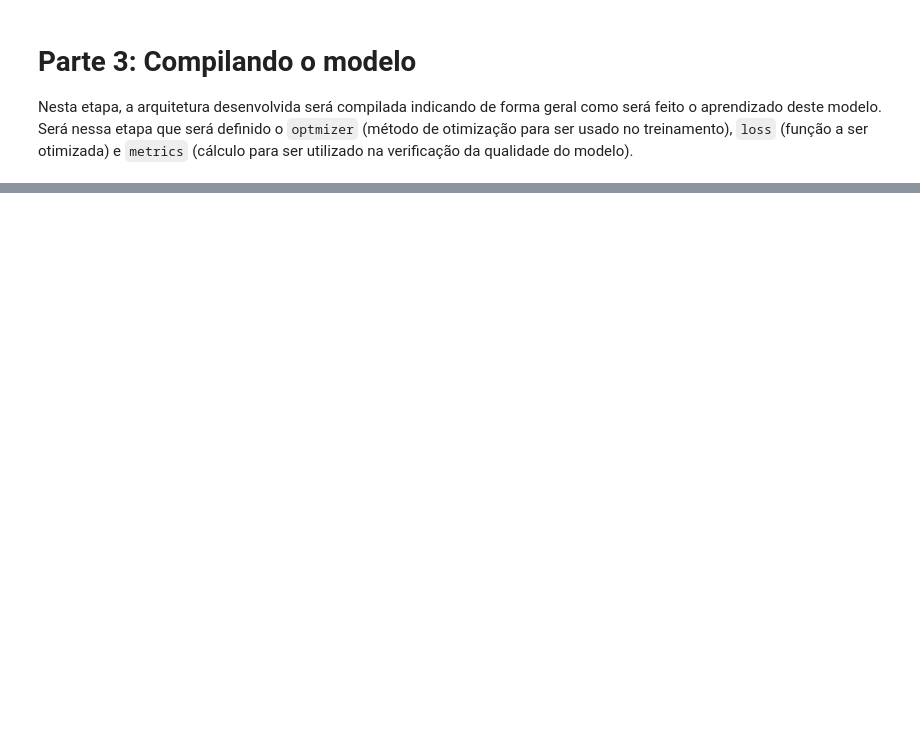
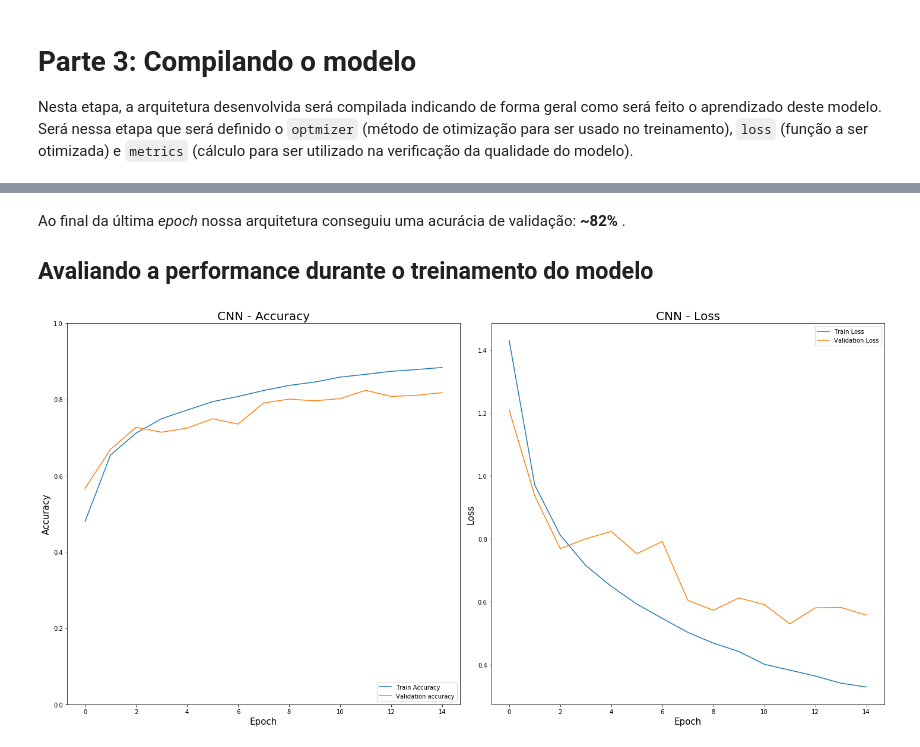
Before and after one commit to KaikeWesleyReis/praticas-deep-learning, a Jupyter notebook: CNN_cifar/CNN_CIFAR.ipynb, the cells around one changed output, grey strips where cells are left out. Saved outputs shown, nothing was run; the diff lists cells and outputs as text; code cells hidden in the pictures; blank space fills up the shorter version.

Commit message:
melhoria do modelo CNN, add keras tuner, remover requirements

```diff
--- a/CNN_cifar/CNN_CIFAR.ipynb
+++ b/CNN_cifar/CNN_CIFAR.ipynb
@@ -234,13 +195,9 @@ O modelo de DNN é dado por apenas um camada totalmente conectada a saída.
 # Flatten N-D Vetor em 1-D Vetor
 cnn.add(layers.Flatten())
 # Primeira camada para DNN
-cnn.add(layers.Dense(units = 128,
-                     activation='relu',
-                     name='dense_1'))
+cnn.add(layers.Dense(units = 128,activation='relu',name='dense_1',kernel_initializer='he_normal'))
 # Saída
-cnn.add(layers.Dense(units = 10,
-                     activation='softmax',
-                     name='dense_output'))
+cnn.add(layers.Dense(units = 10,activation='softmax',kernel_initializer='he_normal',name='dense_output'))
 # %%
 # Avalie a arquitetura geral desenvolvida
 cnn.summary()
@@ -278,8 +229,0 @@ O modelo será treinado fazendo um *split* de 30% no banco de dados para valida
-# %%
-cnn_training = cnn.fit(x = x,
-                       y = y,
-                       epochs = 10,
-                       batch_size=32,
-                       validation_split=0.3,
-                       verbose=2
-                      )
@@ -502,0 +237,7 @@ Os materiais utilizados como base para este documento se encontram abaixo (na l
+# %%
+cnn_training = cnn.fit(x = train_images,
+                       y = train_labels,
+                       epochs = 15,
+                       batch_size=32,
+                       validation_split=0.2,
+                       verbose=2)
@@ -502,0 +262,27 @@ Os materiais utilizados como base para este documento se encontram abaixo (na l
+# %% [markdown]
+Ao final da última *epoch* nossa arquitetura conseguiu uma acurácia de validação: **~82%** .
+
+## Avaliando a performance durante o treinamento do modelo
+# %%
+# Plots
+fig, ax = plt.subplots(1,2, figsize=(20,10));
+# Accuracy X Epochs
+ax[0].plot(cnn_training.history['accuracy'], label='Train Accuracy')
+ax[0].plot(cnn_training.history['val_accuracy'], label = 'Validation accuracy')
+ax[0].set_title('CNN - Accuracy', fontsize=20)
+ax[0].set_xlabel('Epoch', fontsize=15)
+ax[0].set_ylabel('Accuracy', fontsize=15)
+ax[0].set_ylim([0, 1])
+ax[0].legend(loc='lower right')
+# MSE X Epochs
+ax[1].plot(cnn_training.history['loss'], label='Train Loss')
+ax[1].plot(cnn_training.history['val_loss'], label = 'Validation Loss')
+ax[1].set_title('CNN - Loss', fontsize=20)
+ax[1].set_xlabel('Epoch', fontsize=15)
+ax[1].set_ylabel('Loss', fontsize=15)
+ax[1].legend(loc='upper right', fontsize=10)
+
+# Default to improve spaces between the plots
+plt.tight_layout()
+# %% [output]
+[figure, added]
```
Also changed, not shown: parts of 42 cells of this notebook, 15 other files.
